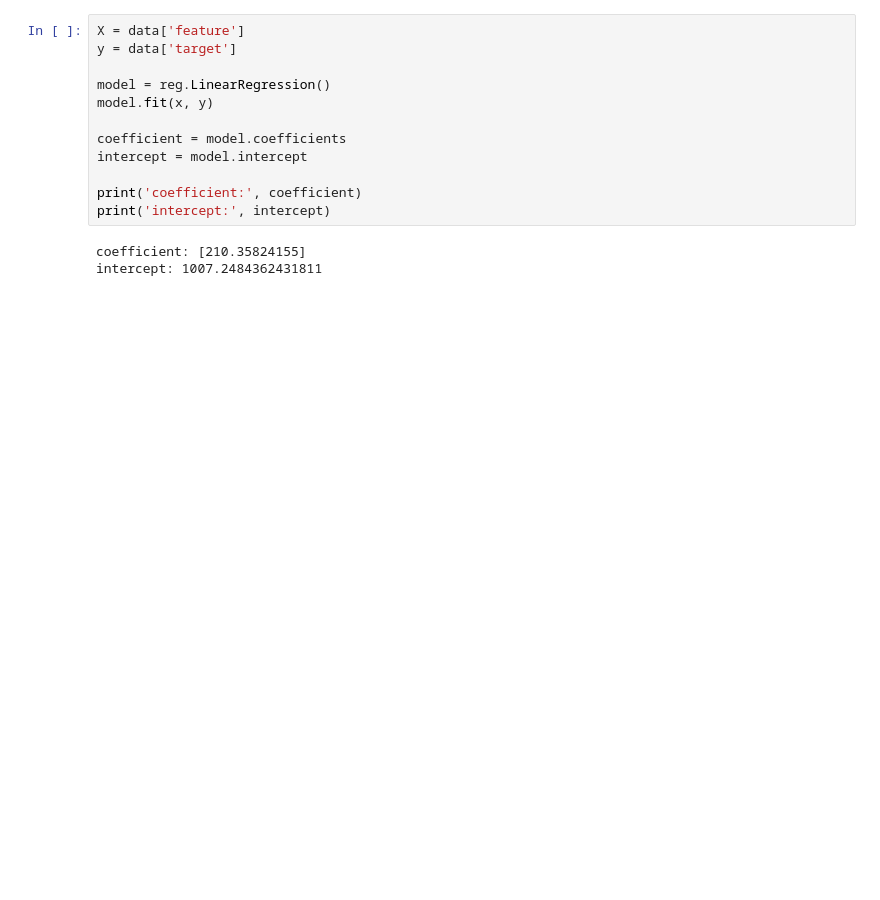
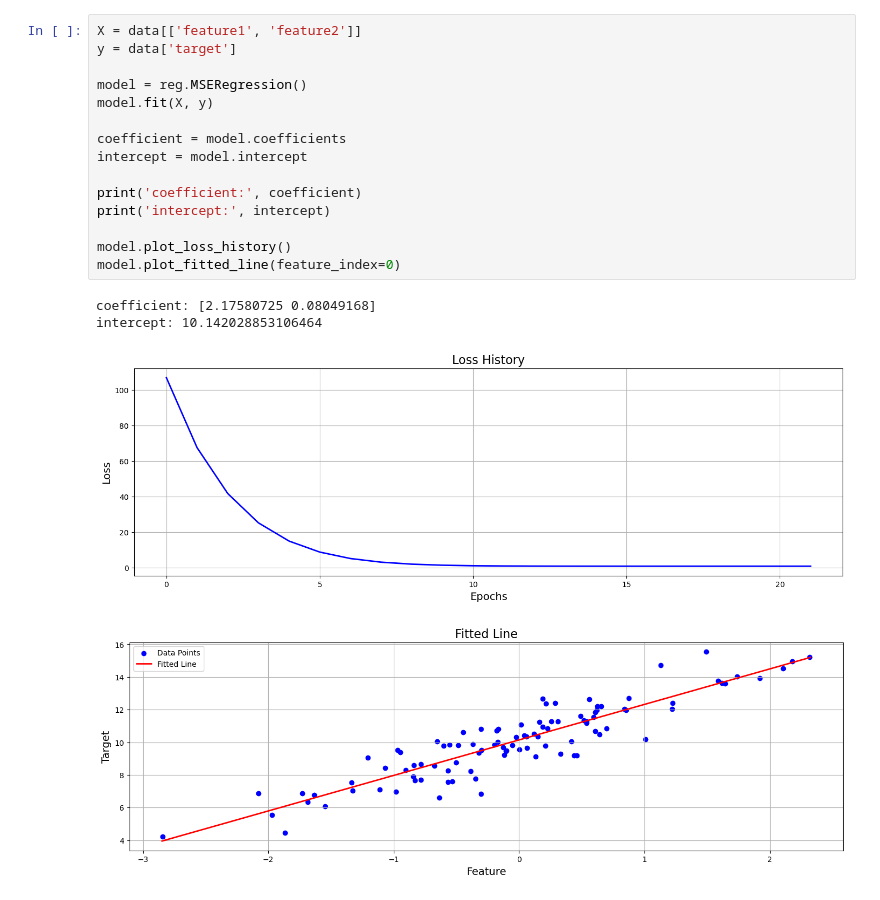
Before and after one commit to Cheval-Paresseux/ChevalParesseux-lib, a Jupyter notebook: Models/regressionTest.ipynb, the cells around one changed output. Drawn from its saved outputs; the diff is of its cells as text; blank space fills up the shorter version.

```diff
--- a/Models/regressionTest.ipynb
+++ b/Models/regressionTest.ipynb
@@ -22,15 +24,20 @@ data = pd.DataFrame({'target': y, 'feature': x})
 # %%
-X = data['feature']
+X = data[['feature1', 'feature2']]
 y = data['target']
 
-model = reg.LinearRegression()
-model.fit(x, y)
+model = reg.MSERegression()
+model.fit(X, y)
 
 coefficient = model.coefficients
 intercept = model.intercept
 
 print('coefficient:', coefficient)
 print('intercept:', intercept)
+
+model.plot_loss_history()
+model.plot_fitted_line(feature_index=0)
 # %% [output]
-coefficient: [210.35824155]
-intercept: 1007.2484362431811
+coefficient: [2.17580725 0.08049168]
+intercept: 10.142028853106464
+[figure, added]
+[figure, added]
```
Also changed, not shown: parts of 4 cells of this notebook, 3 other files.
